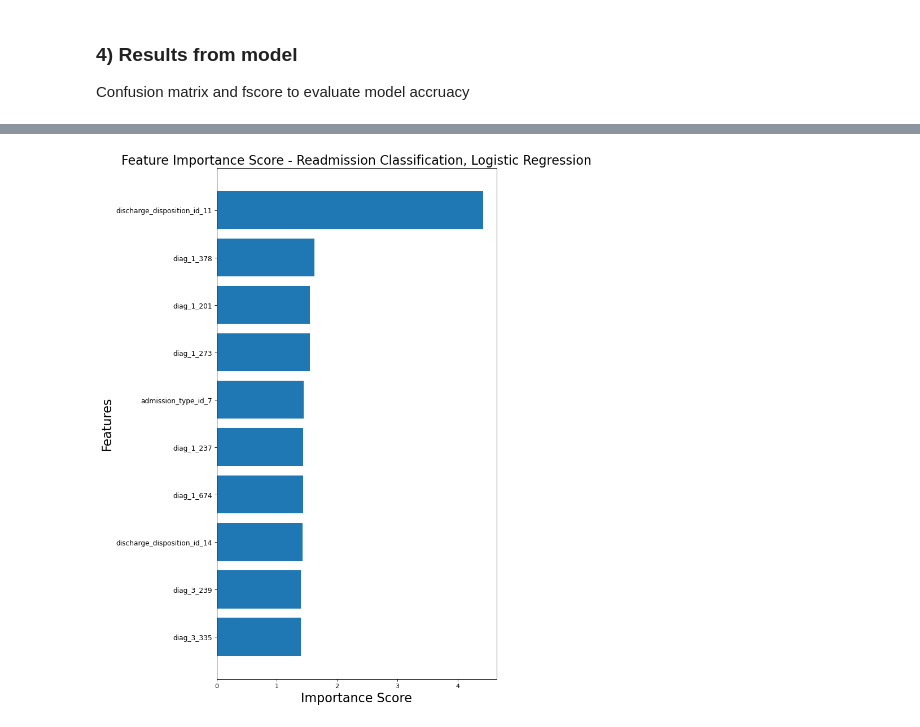
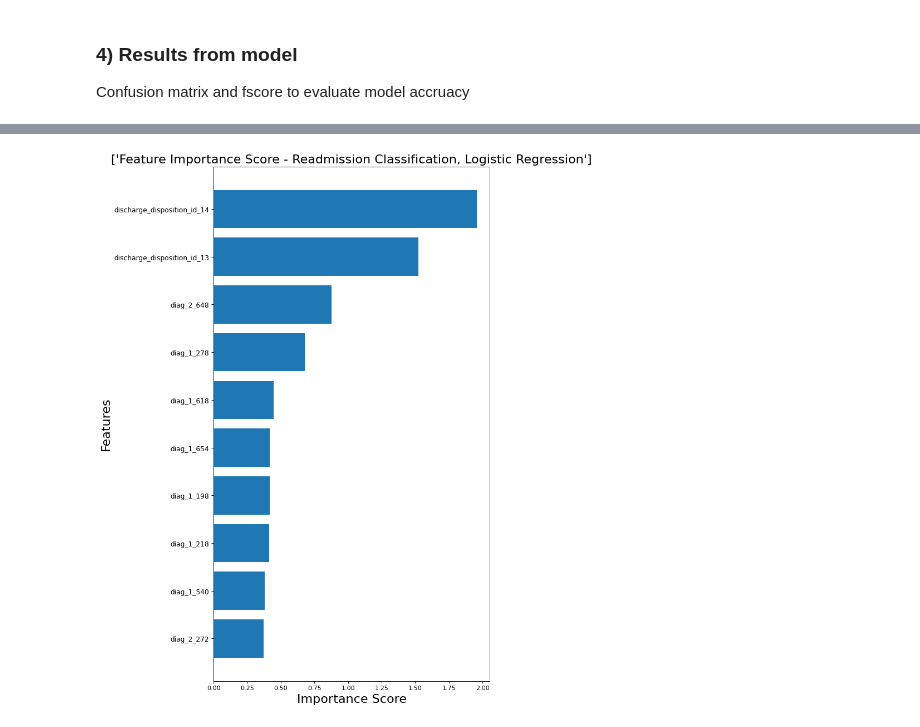
Before and after one commit to dk28yip/MSDS7333, a Jupyter notebook: DS7333_Case2v2.ipynb, the cells around one changed output, grey strips where cells are left out. Cells and saved outputs as stored; diff of their text form; code cells hidden in the pictures.

```diff
--- a/DS7333_Case2v2.ipynb
+++ b/DS7333_Case2v2.ipynb
@@ -333,0 +467,5 @@ categorical_cols
+# %%
+result = pd.concat([X_Numeric_scaled,
+                    X_cat],
+                   axis=1)
+result
@@ -385,10 +571,14 @@ Best MSE: -1.3279196908316844
 # %%
-#split data for training
+# split data for training
 from sklearn.model_selection import train_test_split
-X_train, X_test, y_train, y_test = train_test_split(X, y, test_size = 0.2, shuffle=True, stratify=y,random_state=1)
+X_train, X_test, y_train, y_test = \
+    train_test_split(X, y, test_size=0.2,
+                     shuffle=True, stratify=y, random_state=1)
 # %%
-#Create a model with the best hyper parameter for C and look at the accruacy
-best_lr = LogisticRegression(C =3.1622776601683795 , max_iter = 10000, random_state = 1)
+# Create a model with the best hyper parameter for C and look at the accruacy
+best_lr = LogisticRegression(C=3.1622776601683795,
+                             multi_class='multinomial',
+                             random_state=1, n_jobs=-1)
 pred_ncv = best_lr.fit(X_train, y_train)
-pred_ncv.score(X_test,y_test)
+pred_ncv.score(X_test, y_test)
 # %% [output]
@@ -455,26 +626,32 @@ memory usage: 237.0 MB
 # %%
-#Feature Importance
+# Feature Importance
 feature_names = diab_LSR.drop('readmitted', axis=1).copy().columns.values
-feature_importances = pd.DataFrame(pred_ncv.coef_[0],
-                                   index = feature_names,
-                                  columns=['importance']).sort_values('importance',
-                                                                        ascending=False)
+feature_importances = pd.DataFrame(
+    pred_ncv.coef_[0],
+    index=feature_names,
+    columns=['importance']).sort_values('importance',
+                                        ascending=False)
 # %%
-#Feature Importance plot
+# Feature Importance plot
 num = 10
 ylocs = np.arange(num)
 # get the feature importance for top num and sort in reverse order
 values_to_plot = feature_importances.iloc[:num].values.ravel()[::-1]
 feature_labels = list(feature_importances.iloc[:num].index)[::-1]
 
-plt.figure(num=None, figsize=(8, 15), dpi=80, facecolor='w', edgecolor='k');
-plt.barh(ylocs, values_to_plot, align = 'center')
+plt.figure(num=None, figsize=(8, 15),
+           dpi=80, facecolor='w', edgecolor='k')
+plt.barh(ylocs, values_to_plot, align='center')
 plt.ylabel('Features', fontsize=20)
 plt.xlabel('Importance Score', fontsize=20)
-plt.title('Feature Importance Score - Readmission Classification, Logistic Regression', fontsize=20)
-plt.yticks(ylocs, feature_labels, fontsize=11)
+plt.title(['Feature Importance Score - Readmission Classification'
+           ', Logistic Regression'],
+          fontsize=20)
+plt.yticks(ylocs,
+           feature_labels,
+           fontsize=11)
 
 
 plt.show()
 # %% [output]
-[figure, old version]
+[figure, new version]
```
Also changed, not shown: parts of 37 cells of this notebook.
